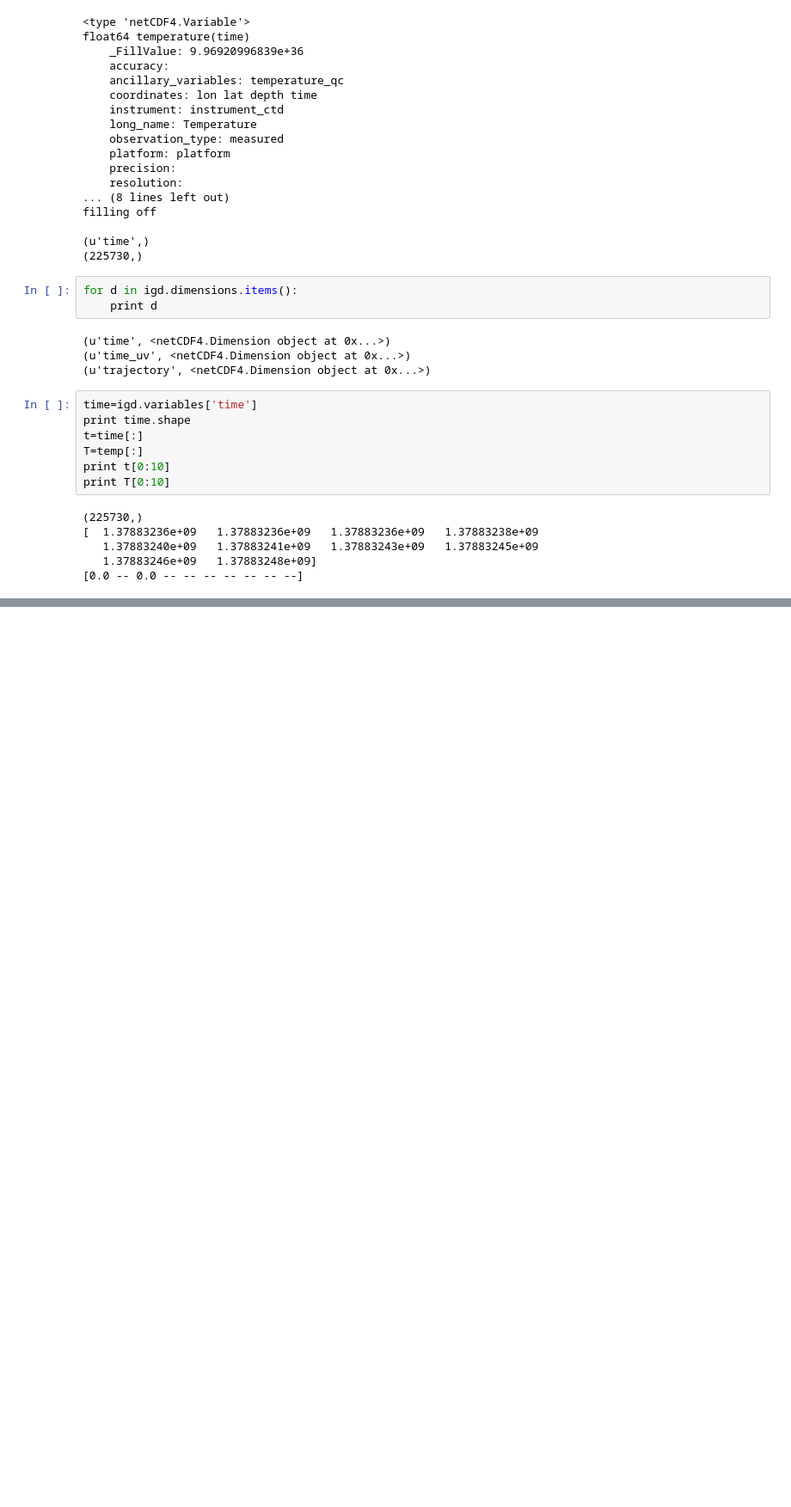
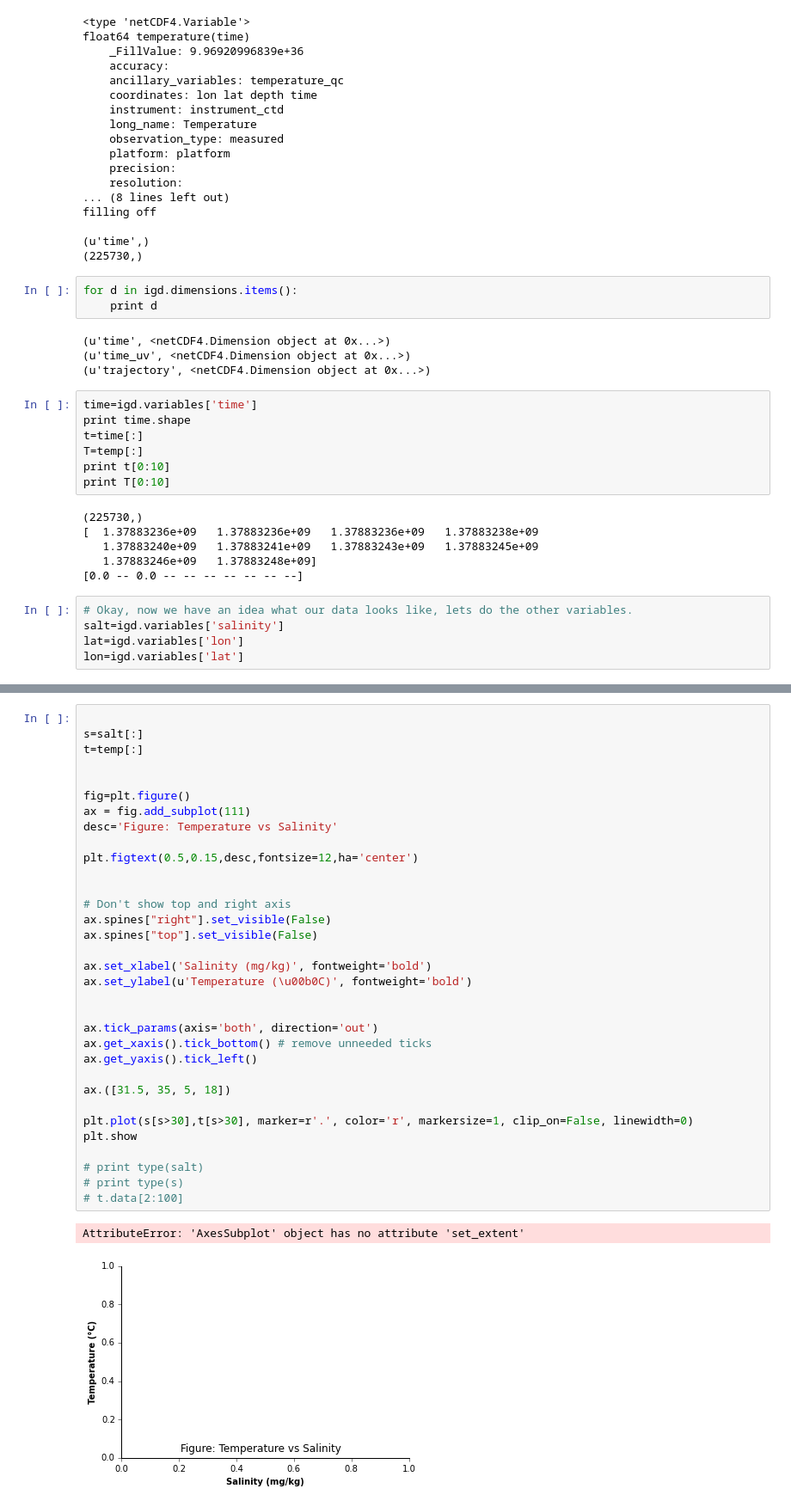
Before and after one commit to duncombe-noaa/system-test, a Jupyter notebook: Theme_4_Glider_Data_Visualization/Glider_Data/Glider_Data_Read.ipynb, the cells around one changed output, grey strips where cells are left out. Shown at 86% size. Cells and saved outputs as stored; diff of their text form; blank space fills up the shorter version.

```diff
--- a/Theme_4_Glider_Data_Visualization/Glider_Data/Glider_Data_Read.ipynb
+++ b/Theme_4_Glider_Data_Visualization/Glider_Data/Glider_Data_Read.ipynb
@@ -105,6 +99,11 @@ print T[0:10]
    1.37883240e+09   1.37883241e+09   1.37883243e+09   1.37883245e+09
    1.37883246e+09   1.37883248e+09]
 [0.0 -- 0.0 -- -- -- -- -- -- --]
+# %%
+# Okay, now we have an idea what our data looks like, lets do the other variables.
+salt=igd.variables['salinity']
+lat=igd.variables['lon']
+lon=igd.variables['lat']
 # %%
 x=temp[~temp.mask]
 y=time[~temp.mask]
@@ -114,0 +132,36 @@ plt.plot(y,x)
+# %%
+
+s=salt[:]
+t=temp[:]
+
+
+fig=plt.figure()
+ax = fig.add_subplot(111)
+desc='Figure: Temperature vs Salinity'
+
+plt.figtext(0.5,0.15,desc,fontsize=12,ha='center')
+
+
+# Don't show top and right axis
+ax.spines["right"].set_visible(False)
+ax.spines["top"].set_visible(False)
+
+ax.set_xlabel('Salinity (mg/kg)', fontweight='bold')
+ax.set_ylabel(u'Temperature (\u00b0C)', fontweight='bold')
+
+
+ax.tick_params(axis='both', direction='out')
+ax.get_xaxis().tick_bottom() # remove unneeded ticks
+ax.get_yaxis().tick_left()
+
+ax.([31.5, 35, 5, 18])
+
+plt.plot(s[s>30],t[s>30], marker=r'.', color='r', markersize=1, clip_on=False, linewidth=0)
+plt.show
+
+# print type(salt)
+# print type(s)
+# t.data[2:100]
+# %% [output]
+AttributeError: 'AxesSubplot' object has no attribute 'set_extent'
+[figure, added]
```
Also changed, not shown: parts of 14 cells of this notebook, 2 other files.
